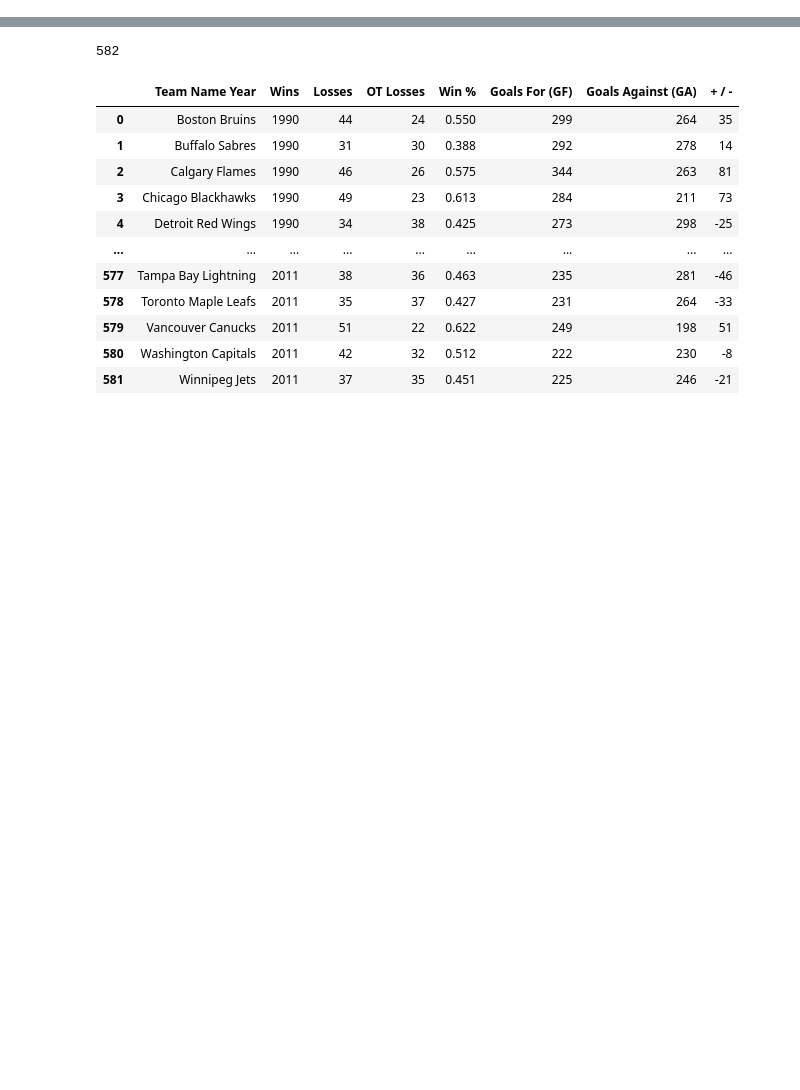
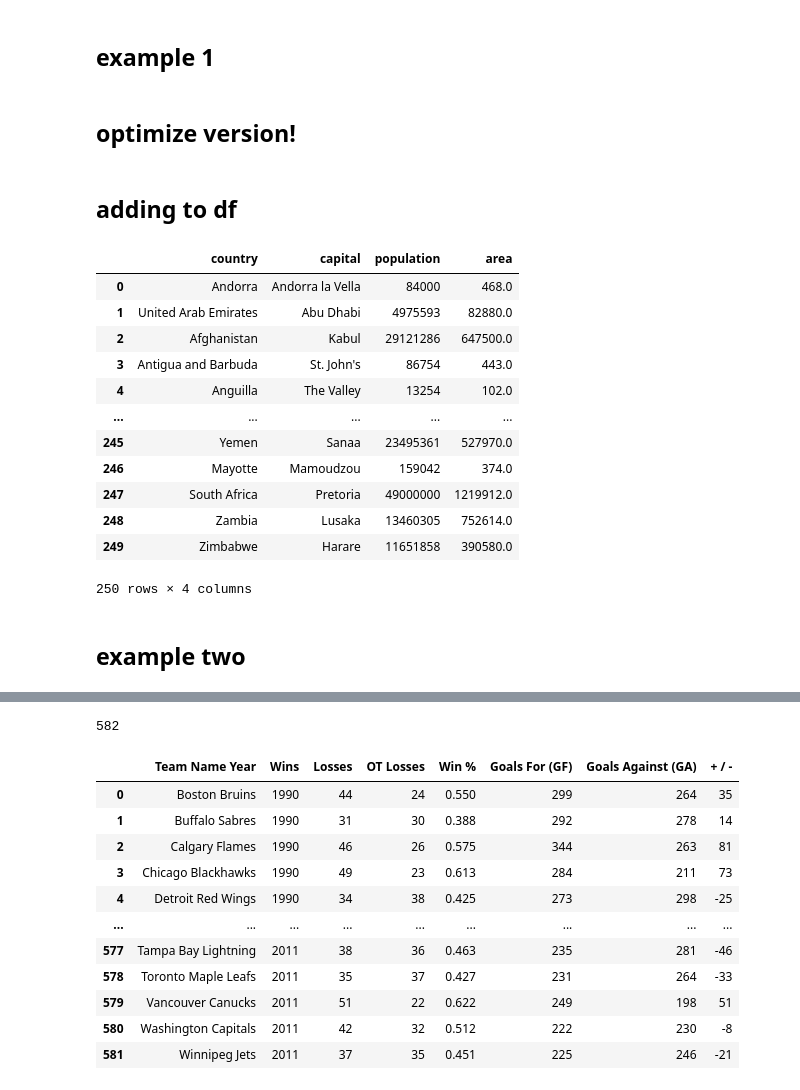
Before and after one commit to Makankn/webScraptemp, a Jupyter notebook: BUT.ipynb, the cells around one changed output, grey strips where cells are left out. Cells and saved outputs as stored; diff of their text form; code cells hidden in the pictures; blank space fills up the shorter version.

Commit message:
final first class

```diff
--- a/BUT.ipynb
+++ b/BUT.ipynb
@@ -4,0 +17,5 @@ import pandas as pd
+# %%
+url = 'https://www.scrapethissite.com/pages/simple/' #visit the website first
+
+r=requests.get(url)
+r
@@ -4,0 +27,48 @@ import pandas as pd
+# %% [markdown]
+<h2> example 1 </h2>
+# %%
+soup=BeautifulSoup(r.content, 'html.parser')
+country_name = []
+country_capital = []
+country_pop = []
+country_area = []
+# soup.find_all('section', 'countries')
+countries=soup.find('section').find_all('div', 'col-md-4 country')
+countries[0].find_all('span')
+for country in countries:
+    country_name.append(str(country.find('h3').text.strip()))
+    country_capital.append(str(country.find('span','country-capital').text))
+    country_pop.append(int(country.find('span','country-population').text))
+    country_area.append(float(country.find('span','country-area').text))
+# %% [markdown]
+<h2>optimize version!</h2>
+# %%
+countries = soup.select('section div.col-md-4.country')
+country_name = [c.find('h3').text.strip() for c in countries]
+country_capital = [c.find('span', 'country-capital').text for c in countries]
+country_pop = [int(c.find('span', 'country-population').text) for c in countries]
+country_area = [float(c.find('span', 'country-area').text) for c in countries]
+# %% [markdown]
+<h2>adding to df</h2>
+# %%
+import pandas as pd
+
+
+df = pd.DataFrame(data= {'country': country_name, 'capital': country_capital, 'population': country_pop, 'area':country_area})
+df
+# %% [output]
+|  | country | capital | population | area |
+| 0 | Andorra | Andorra la Vella | 84000 | 468.0 |
+| 1 | United Arab Emirates | Abu Dhabi | 4975593 | 82880.0 |
+| 2 | Afghanistan | Kabul | 29121286 | 647500.0 |
+| 3 | Antigua and Barbuda | St. John's | 86754 | 443.0 |
+| 4 | Anguilla | The Valley | 13254 | 102.0 |
+| ... | ... | ... | ... | ... |
+| 245 | Yemen | Sanaa | 23495361 | 527970.0 |
+| 246 | Mayotte | Mamoudzou | 159042 | 374.0 |
+| 247 | South Africa | Pretoria | 49000000 | 1219912.0 |
+| 248 | Zambia | Lusaka | 13460305 | 752614.0 |
+| 249 | Zimbabwe | Harare | 11651858 | 390580.0 |
+250 rows × 4 columns
+# %% [markdown]
+<h2> example two</h2>
```
Also changed, not shown: parts of 8 cells of this notebook, 1 other file.
